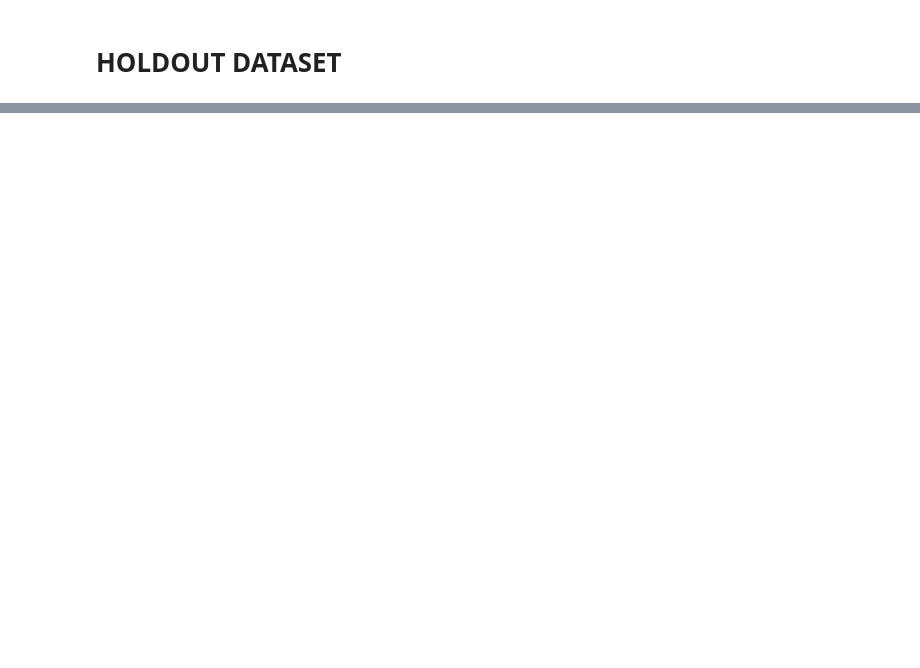
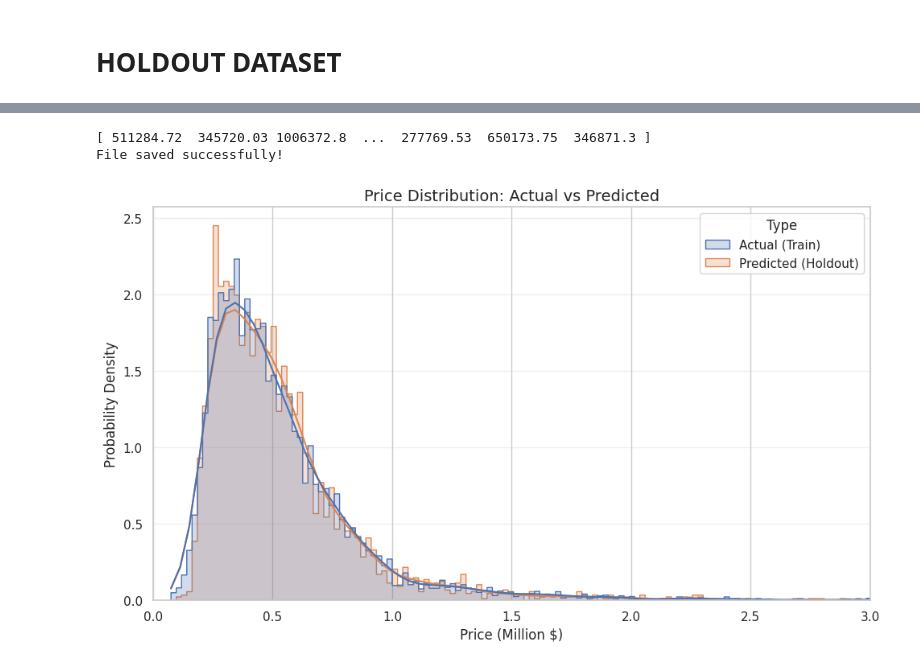
Before and after one commit to Yucheol-Son-BYUI/CSE310_W0_HelloWorld, a Jupyter notebook: Unit3_project.ipynb, the cells around one changed output, grey strips where cells are left out. Cells and saved outputs as stored; diff of their text form; code cells hidden in the pictures; blank space fills up the shorter version.

```diff
--- a/Unit3_project.ipynb
+++ b/Unit3_project.ipynb
@@ -760,0 +832,43 @@ Top 10 Important Features:
+# %%
+holdout['waterfront'] = holdout['waterfront'].astype(int) # categorical -> numerical for XGBoost model
+
+y_pred_hold = best_model.predict(X_test)
+
+# log -> actual price
+y_pred_real_hold = np.expm1(y_pred_hold)
+
+print(y_pred_real_hold)
+
+my_predictions = pd.DataFrame(y_pred_real_hold, columns=['predictions'])
+
+my_predictions.to_csv("team2-module3-predictions.csv", index=False)
+print("File saved successfully!")
+# %% [output]
+[ 511284.72  345720.03 1006372.8  ...  277769.53  650173.75  346871.3 ]
+File saved successfully!
+# %%
+import matplotlib.pyplot as plt
+import seaborn as sns
+import pandas as pd
+
+compare_df = pd.DataFrame({
+    'Price_M': (list(df['price']) + list(my_predictions['predictions'])),
+    'Type': ['Actual (Train)'] * len(df) + ['Predicted (Holdout)'] * len(my_predictions)
+})
+compare_df['Price_M'] = compare_df['Price_M'] / 1_000_000 # 백만 단위로 정규화
+plt.figure(figsize=(10, 6)) # subplots 대신 단일 figure 생성
+
+# KDE +histogram
+sns.histplot(data=compare_df, x='Price_M', hue='Type', kde=True, element='step',
+             stat='density', common_norm=False)
+plt.title('Price Distribution: Actual vs Predicted', fontsize=14)
+plt.xlabel('Price (Million $)', fontsize=12)
+plt.ylabel('Probability Density', fontsize=12) # 이전 대화에서 추천드린 라벨 적용
+plt.xlim(0, 3)
+plt.xticks([0, 0.5, 1.0, 1.5, 2.0, 2.5, 3.0])
+
+plt.grid(axis='y', alpha=0.3)
+plt.tight_layout()
+plt.show()
+# %% [output]
+[figure, added]
```
Also changed, not shown: parts of 9 cells of this notebook.
